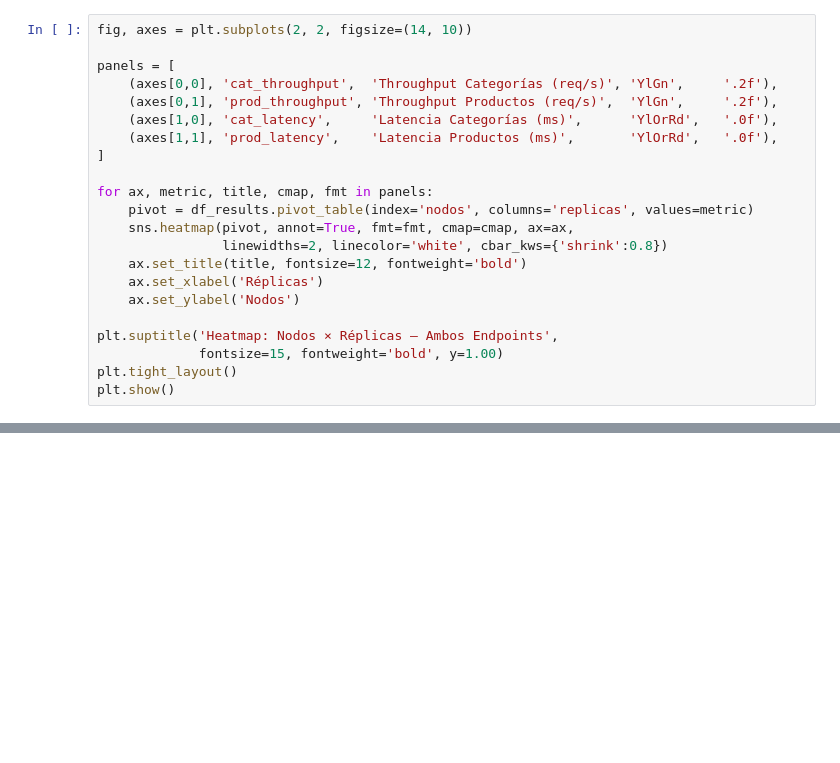
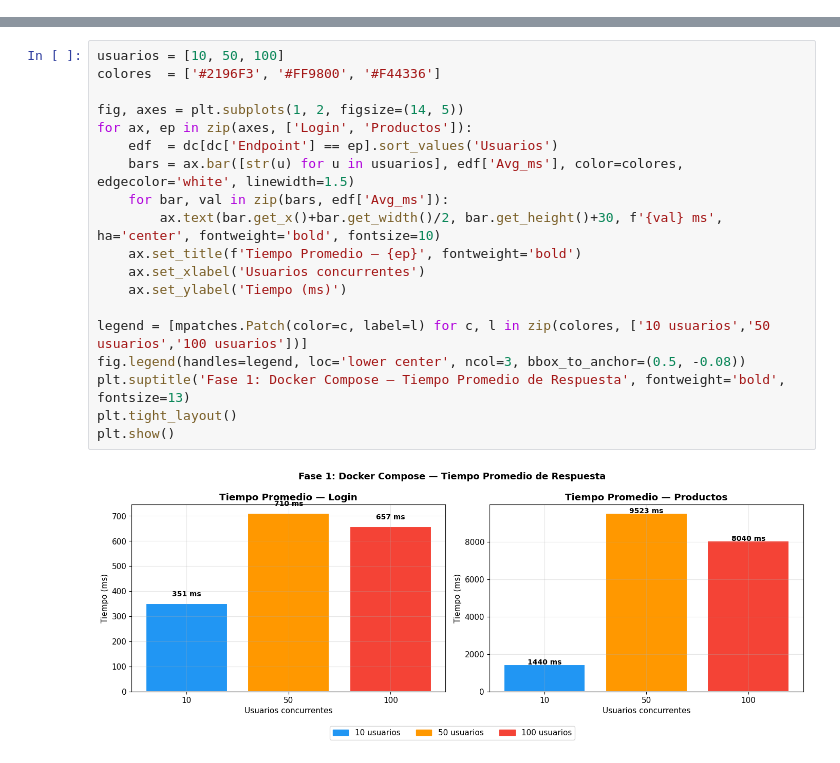
Before and after one commit to JuanSe2731/Proyecto-Spring-Boot-E-converse_vers2, a Jupyter notebook: Analisis_Rendimiento.ipynb, the cells around one changed output, grey strips where cells are left out. Saved outputs shown, nothing was run; the diff lists cells and outputs as text; blank space fills up the shorter version.

```diff
--- a/Analisis_Rendimiento.ipynb
+++ b/Analisis_Rendimiento.ipynb
@@ -355,22 +0,0 @@ Una vista de matriz que muestra throughput y latencia de ambos endpoints según
-# %%
-fig, axes = plt.subplots(2, 2, figsize=(14, 10))
-
-panels = [
-    (axes[0,0], 'cat_throughput',  'Throughput Categorías (req/s)', 'YlGn',     '.2f'),
-    (axes[0,1], 'prod_throughput', 'Throughput Productos (req/s)',  'YlGn',     '.2f'),
-    (axes[1,0], 'cat_latency',     'Latencia Categorías (ms)',      'YlOrRd',   '.0f'),
-    (axes[1,1], 'prod_latency',    'Latencia Productos (ms)',       'YlOrRd',   '.0f'),
-]
-
-for ax, metric, title, cmap, fmt in panels:
-    pivot = df_results.pivot_table(index='nodos', columns='replicas', values=metric)
-    sns.heatmap(pivot, annot=True, fmt=fmt, cmap=cmap, ax=ax,
-                linewidths=2, linecolor='white', cbar_kws={'shrink':0.8})
-    ax.set_title(title, fontsize=12, fontweight='bold')
-    ax.set_xlabel('Réplicas')
-    ax.set_ylabel('Nodos')
-
-plt.suptitle('Heatmap: Nodos × Réplicas — Ambos Endpoints',
-             fontsize=15, fontweight='bold', y=1.00)
-plt.tight_layout()
-plt.show()
@@ -500,0 +167,21 @@ Esto se manifiesta como una **constante aditiva de latencia** que no se reduce c
+# %%
+usuarios = [10, 50, 100]
+colores  = ['#2196F3', '#FF9800', '#F44336']
+
+fig, axes = plt.subplots(1, 2, figsize=(14, 5))
+for ax, ep in zip(axes, ['Login', 'Productos']):
+    edf  = dc[dc['Endpoint'] == ep].sort_values('Usuarios')
+    bars = ax.bar([str(u) for u in usuarios], edf['Avg_ms'], color=colores, edgecolor='white', linewidth=1.5)
+    for bar, val in zip(bars, edf['Avg_ms']):
+        ax.text(bar.get_x()+bar.get_width()/2, bar.get_height()+30, f'{val} ms', ha='center', fontweight='bold', fontsize=10)
+    ax.set_title(f'Tiempo Promedio — {ep}', fontweight='bold')
+    ax.set_xlabel('Usuarios concurrentes')
+    ax.set_ylabel('Tiempo (ms)')
+
+legend = [mpatches.Patch(color=c, label=l) for c, l in zip(colores, ['10 usuarios','50 usuarios','100 usuarios'])]
+fig.legend(handles=legend, loc='lower center', ncol=3, bbox_to_anchor=(0.5, -0.08))
+plt.suptitle('Fase 1: Docker Compose — Tiempo Promedio de Respuesta', fontweight='bold', fontsize=13)
+plt.tight_layout()
+plt.show()
+# %% [output]
+[figure, added]
```
Also changed, not shown: parts of 47 cells of this notebook.
